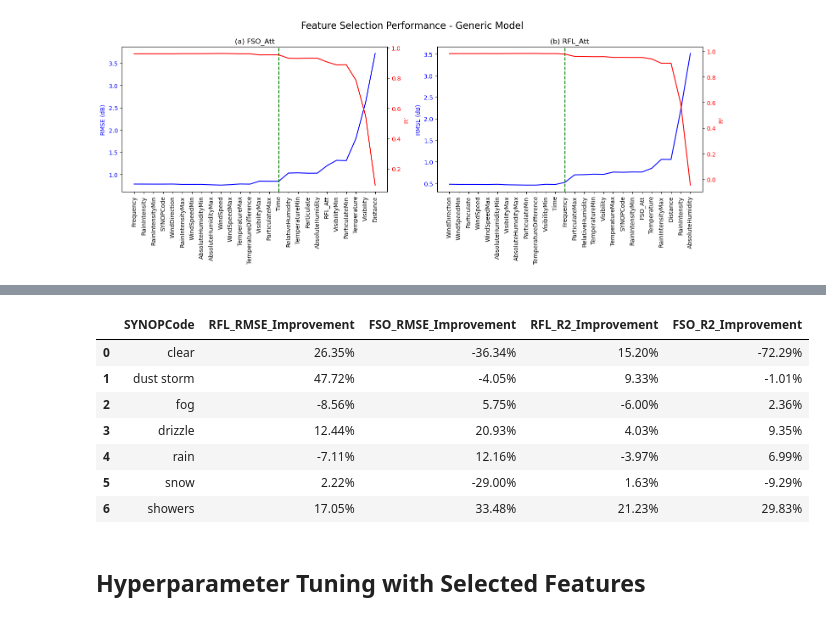
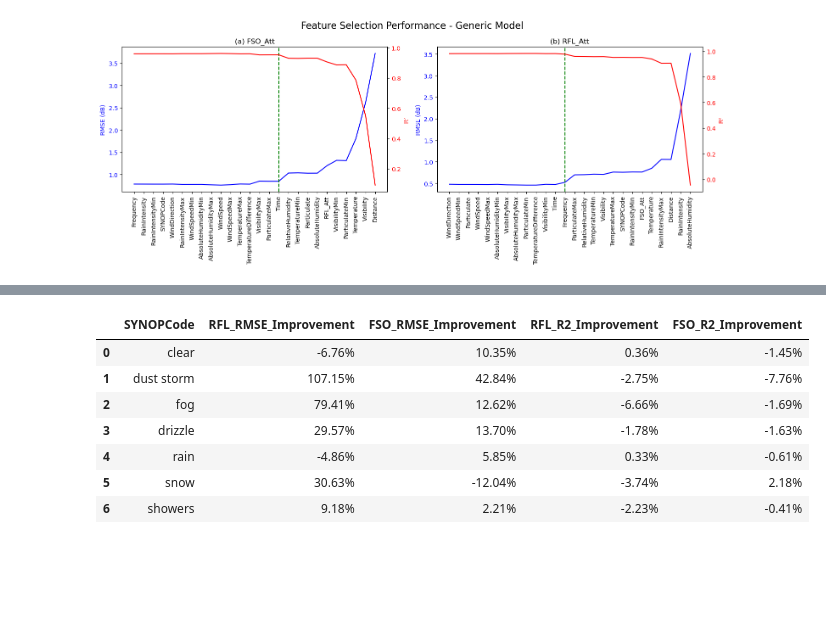
Before and after one commit to shavinkalu23/predictive_modelling_link_attenuation, a Jupyter notebook: eda.ipynb, the cells around one changed output, grey strips where cells are left out. Cells and saved outputs as stored; diff of their text form; code cells hidden in the pictures; blank space fills up the shorter version.

```diff
--- a/eda.ipynb
+++ b/eda.ipynb
@@ -170,7 +204,7 @@ for code, condition in synop_codes.items():
     result_tables = {target: [] for target in target_features}
 
     for target in target_features:
-        remaining_features = [col for col in subset_data.columns if col != target]
+        remaining_features = [col for col in subset_data.columns if col not in target_features]
 
         while remaining_features:
             rf = RandomForestRegressor(oob_score=True, random_state=42)
@@ -415,11 +328,3 @@ KeyboardInterrupt:
-# %%
-fso_table['SYNOPCode'] = 'generic'
-rfl_table['SYNOPCode'] = 'generic'
-fso_threshold = find_threshold(fso_table)
-rfl_threshold = find_threshold(rfl_table)
-
-rfl_table_final = pd.concat([rfl_table_final, rfl_table])
-fso_table_final = pd.concat([fso_table_final, fso_table])
 # %%
 
 # Plotting similar to the example for both FSO_Att and RFL_Att
@@ -459,17 +363,0 @@ fso_table_final.to_csv('fso_table_specific.csv', index = False)
-# %%
-def extract_selected_features(table, r2_threshold=0.01, rmse_threshold=0.05):
-    """
-    Finds the threshold for selecting the most important features.
-    Stops removing features when the change in R² or RMSE meets the thresholds.
-    """
-    selected_features = []
-    for i in range(1, len(table)):
-        # Calculate changes in RMSE and R²
-        rmse_diff = (table['RMSE'].iloc[i] - table['RMSE'].iloc[i - 1]) / table['RMSE'].iloc[i - 1]
-        r2_diff = table['R2'].iloc[i] - table['R2'].iloc[i - 1]
-
-        # Stop if threshold is met
-        if r2_diff < r2_threshold and rmse_diff > rmse_threshold:
-            selected_features = table['Removed_Feature'].iloc[:i].tolist()
-            break
-    return selected_features
@@ -480,3 +364,12 @@ fso_table_final.groupby('SYNOPCode')
+# %%
+def extract_selected_features(table):
+    """
+    Finds the threshold index for selecting the most important features.
+    Extract features following the threshold index.
+    """
+    feature_index = find_threshold(table)
+    selected_features = table['Removed_Feature'][feature_index:]
+    return selected_features
 # %%
 # Get unique selected features for each target model after thresholding
 fso_important_features = fso_table_final.groupby('SYNOPCode')[['RMSE','R2','Removed_Feature']].apply(lambda x: extract_selected_features(x))
@@ -722,41 +621,39 @@ rmse_improvement = {'SYNOPCode': [], 'RFL_RMSE_Improvement': [], 'FSO_RMSE_Impro
 r2_improvement = {'SYNOPCode': [], 'RFL_R2_Improvement': [], 'FSO_R2_Improvement': []}
 
 # Calculate the improvement for each SYNOP code
 for i, condition in enumerate(synop_conditions):
     # RMSE improvement for RFL and FSO
-    rfl_rmse_improvement = ((rmse_results['RFL_Generic'][i] - rmse_results['RFL_Specific'][i]) / rmse_results['RFL_Generic'][i]) * 100
-    fso_rmse_improvement = ((rmse_results['FSO_Generic'][i] - rmse_results['FSO_Specific'][i]) / rmse_results['FSO_Generic'][i]) * 100
+    rfl_rmse_improvement = (( rmse_results['RFL_Specific'][i]- rmse_results['RFL_Generic'][i]) / rmse_results['RFL_Generic'][i]) * 100
+    fso_rmse_improvement = (( rmse_results['FSO_Specific'][i]- rmse_results['FSO_Generic'][i]) / rmse_results['FSO_Generic'][i]) * 100
 
     # R² improvement for RFL and FSO
     rfl_r2_improvement = ((r2_results['RFL_Specific'][i] - r2_results['RFL_Generic'][i]) / r2_results['RFL_Generic'][i]) * 100
     fso_r2_improvement = ((r2_results['FSO_Specific'][i] - r2_results['FSO_Generic'][i]) / r2_results['FSO_Generic'][i]) * 100
 
     # Append results to improvement dictionaries
     rmse_improvement['SYNOPCode'].append(condition)
     rmse_improvement['RFL_RMSE_Improvement'].append(f"{rfl_rmse_improvement:.2f}%")
     rmse_improvement['FSO_RMSE_Improvement'].append(f"{fso_rmse_improvement:.2f}%")
 
     r2_improvement['SYNOPCode'].append(condition)
     r2_improvement['RFL_R2_Improvement'].append(f"{rfl_r2_improvement:.2f}%")
     r2_improvement['FSO_R2_Improvement'].append(f"{fso_r2_improvement:.2f}%")
 
 # Convert improvements to DataFrames
 rmse_improvement_df = pd.DataFrame(rmse_improvement)
 r2_improvement_df = pd.DataFrame(r2_improvement)
 
 # Merge RMSE and R² improvements into a single table
 improvement_table = rmse_improvement_df.merge(r2_improvement_df, on='SYNOPCode')
 
 # Display the table for review
 improvement_table
 # %% [output]
 |  | SYNOPCode | RFL_RMSE_Improvement | FSO_RMSE_Improvement | RFL_R2_Improvement | FSO_R2_Improvement |
-| 0 | clear | 26.35% | -36.34% | 15.20% | -72.29% |
-| 1 | dust storm | 47.72% | -4.05% | 9.33% | -1.01% |
-| 2 | fog | -8.56% | 5.75% | -6.00% | 2.36% |
-| 3 | drizzle | 12.44% | 20.93% | 4.03% | 9.35% |
-| 4 | rain | -7.11% | 12.16% | -3.97% | 6.99% |
-| 5 | snow | 2.22% | -29.00% | 1.63% | -9.29% |
-| 6 | showers | 17.05% | 33.48% | 21.23% | 29.83% |
+| 0 | clear | -6.76% | 10.35% | 0.36% | -1.45% |
+| 1 | dust storm | 107.15% | 42.84% | -2.75% | -7.76% |
+| 2 | fog | 79.41% | 12.62% | -6.66% | -1.69% |
+| 3 | drizzle | 29.57% | 13.70% | -1.78% | -1.63% |
+| 4 | rain | -4.86% | 5.85% | 0.33% | -0.61% |
+| 5 | snow | 30.63% | -12.04% | -3.74% | 2.18% |
+| 6 | showers | 9.18% | 2.21% | -2.23% | -0.41% |
-# %% [markdown]
-## Hyperparameter Tuning with Selected Features
```
Also changed, not shown: parts of 21 cells of this notebook, 20 other files.
